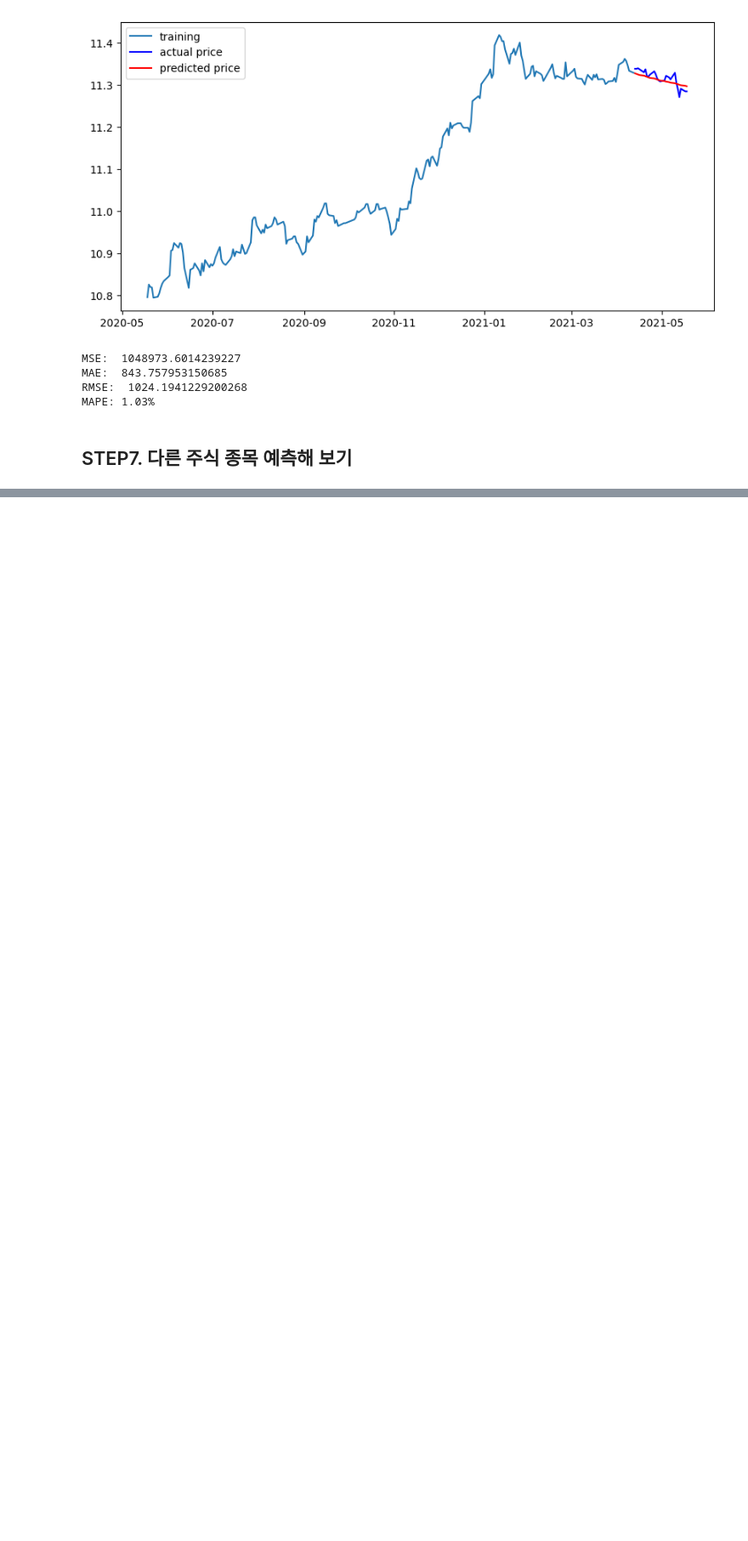
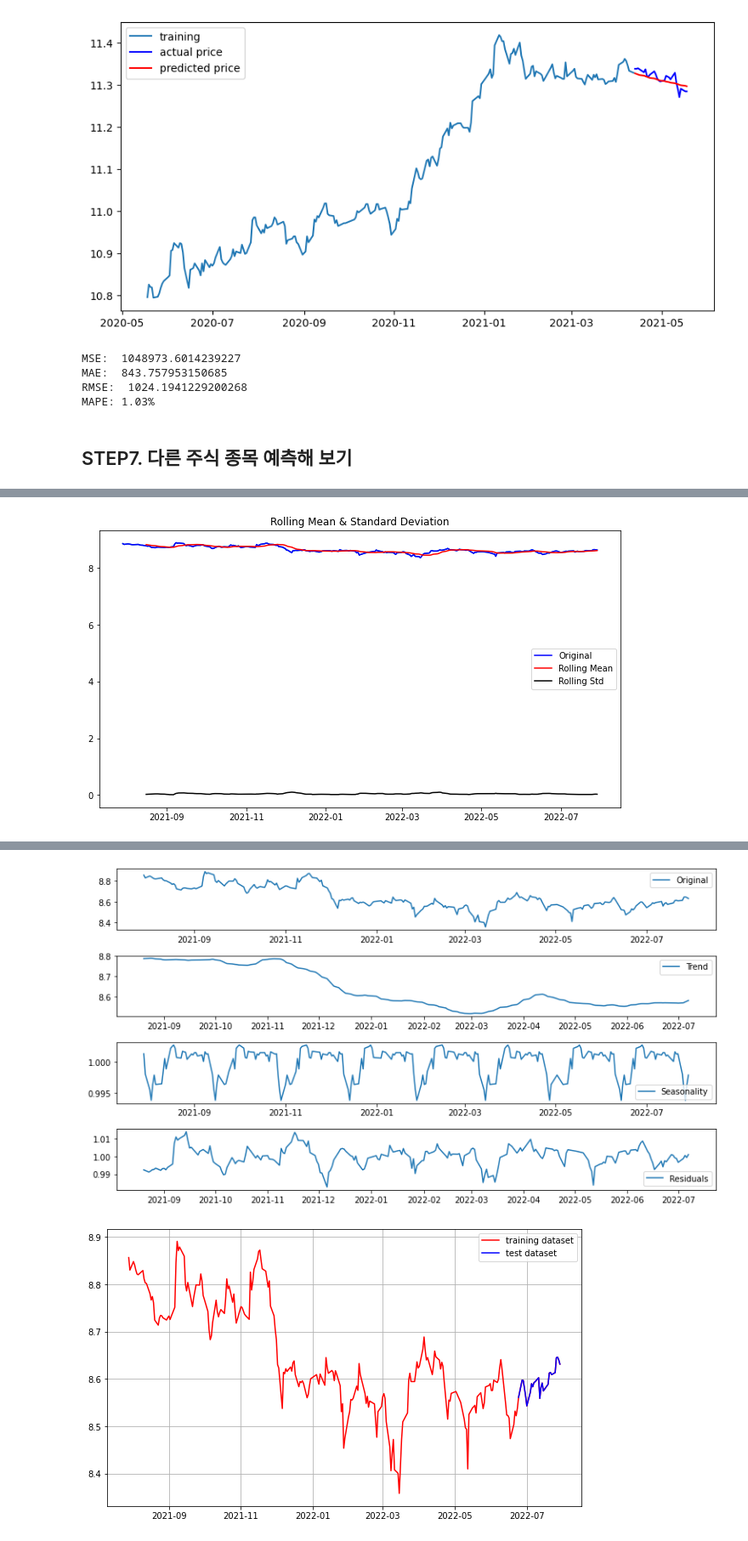
Before and after one commit to vkth7/AIFFEL-exploration, a Jupyter notebook: exp-04/[exp-04]주식 변화 예측하기.ipynb, the cells around one changed output, grey strips where cells are left out. Shown at 85% size. Saved outputs shown, nothing was run; the diff lists cells and outputs as text; code cells hidden in the pictures; blank space fills up the shorter version.

```diff
--- a/exp-04/[exp-04]주식 변화 예측하기.ipynb
+++ b/exp-04/[exp-04]주식 변화 예측하기.ipynb
@@ -253,0 +435,72 @@ MAPE: 1.03%
+# %%
+# Time Series 생성
+dataset_filepath = 'C:/Users/strfg/OneDrive/바탕 화면/AIFFEL-exploration/exp-04/data/9984.T.csv'
+# 소프트뱅크 데이터
+df = pd.read_csv(dataset_filepath, index_col='Date', parse_dates=True)
+ts = df['Close']
+
+ts.head()
+
+# 결측치 처리
+ts = ts.interpolate(method='time')
+ts[ts.isna()]
+
+# 로그 변환
+ts_log = np.log(ts)
+plt.plot(ts_log)
+
+# 정성적 그래프 분석
+plot_rolling_statistics(ts_log, window=12)
+
+#정량적 Augmented Dicky-Fuller Test
+augmented_dickey_fuller_test(ts_log)
+
+#시계열 분해 (Time Series Decomposition)
+from statsmodels.tsa.seasonal import seasonal_decompose
+decomposition = seasonal_decompose(ts_log, model='multiplicative', period = 30)
+
+trend = decomposition.trend
+seasonal = decomposition.seasonal
+residual = decomposition.resid
+
+plt.rcParams["figure.figsize"] = (11,6)
+plt.subplot(411)
+plt.plot(ts_log, label='Original')
+plt.legend(loc='best')
+plt.subplot(412)
+plt.plot(trend, label='Trend')
+plt.legend(loc='best')
+plt.subplot(413)
+plt.plot(seasonal,label='Seasonality')
+plt.legend(loc='best')
+plt.subplot(414)
+plt.plot(residual, label='Residuals')
+plt.legend(loc='best')
+plt.tight_layout()
+
+# Residual 안정성 확인
+residual.dropna(inplace=True)
+augmented_dickey_fuller_test(residual)
+
+# 학습, 테스트 데이터셋 분리
+train_data, test_data = train_data, test_data = ts_log[:int(len(ts_log)*0.9)], ts_log[int(len(ts_log)*0.9):]
+plt.figure(figsize=(10,6))
+plt.grid(True)
+plt.plot(ts_log, c='r', label='training dataset')  # train_data를 적용하면 그래프가 끊어져 보이므로 자연스러운 연출을 위해 ts_log를 선택
+plt.plot(test_data, c='b', label='test dataset')
+plt.legend()
+
+# ACF, PACF 그려보기 -> p,q 구하기
+
+plot_acf(ts_log)   # ACF : Autocorrelation 그래프 그리기
+plot_pacf(ts_log)  # PACF : Partial Autocorrelation 그래프 그리기
+plt.show()
+
+# 차분 안정성 확인 -> d 구하기
+# 1차 차분 구하기
+diff_1 = ts_log.diff(periods=1).iloc[1:]
+diff_1.plot(title='Difference 1st')
+
+augmented_dickey_fuller_test(diff_1)
+# %% [output]
+[figure, added]
@@ -253,0 +525,2 @@ MAPE: 1.03%
+[figure, added]
+[figure, added]
```
Also changed, not shown: parts of 21 cells of this notebook.
